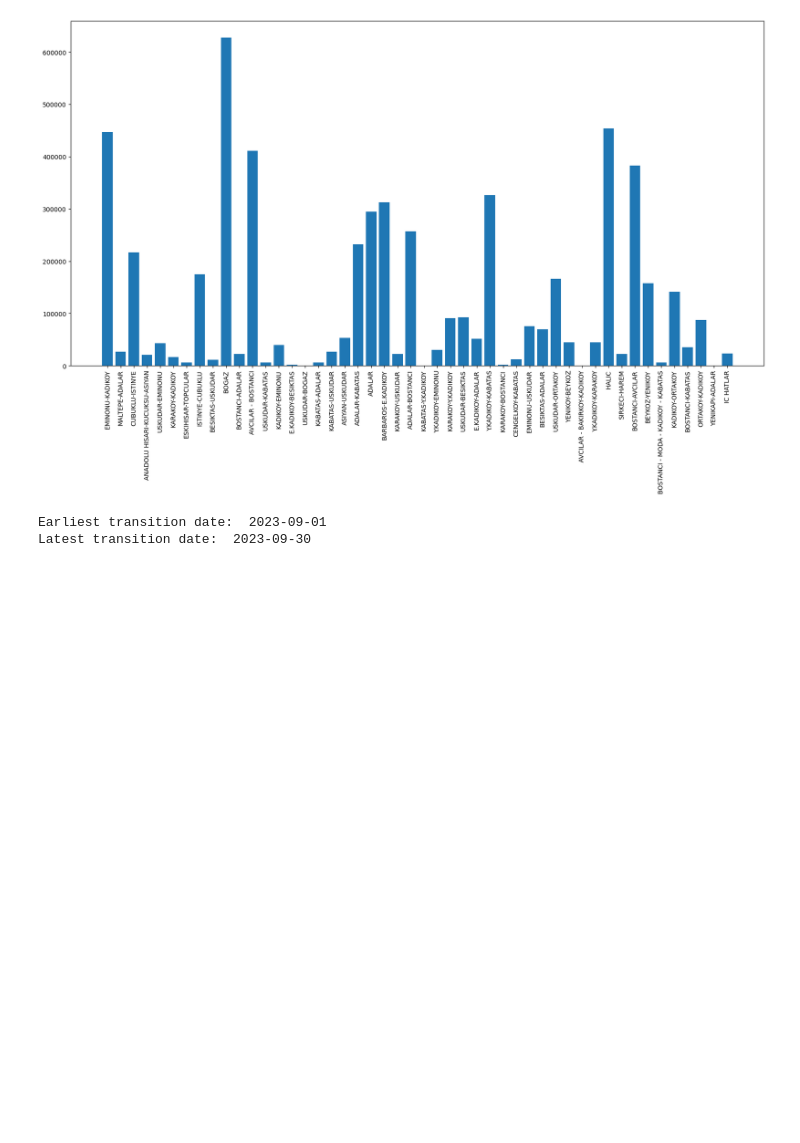
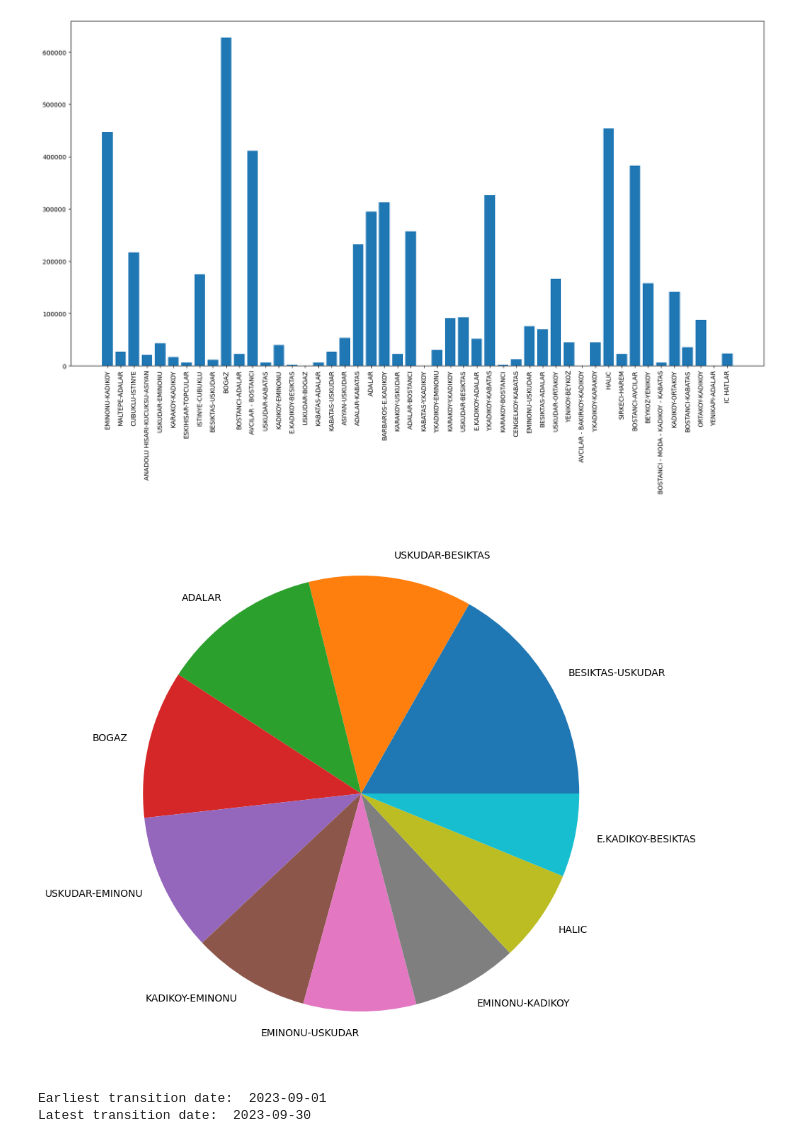
Before and after one commit to senaoz/49Y, a Jupyter notebook: istanbulEylul23/main.ipynb, the cells around one changed output. Saved outputs shown, nothing was run; the diff lists cells and outputs as text; code cells hidden in the pictures; blank space fills up the shorter version.

```diff
--- a/istanbulEylul23/main.ipynb
+++ b/istanbulEylul23/main.ipynb
@@ -158,6 +177,15 @@ plt.xticks(rotation=90)
 plt.show()
 # %% [output]
 [figure]
+# %%
+# create pie chart for the lines which are top 10, with the number of passengers
+
+plt.figure(figsize=(20, 10))
+plt.pie(deniz.groupby('line')['number_of_passenger'].sum().nlargest(10),
+        labels=deniz.groupby('line')['number_of_passenger'].sum().nlargest(10).index)
+plt.show()
+# %% [output]
+[figure, added]
 # %%
 # Earliest and latest transition date
 print("Earliest transition date: ", deniz['transition_date'].min())
```
Also changed, not shown: parts of 8 cells of this notebook.
